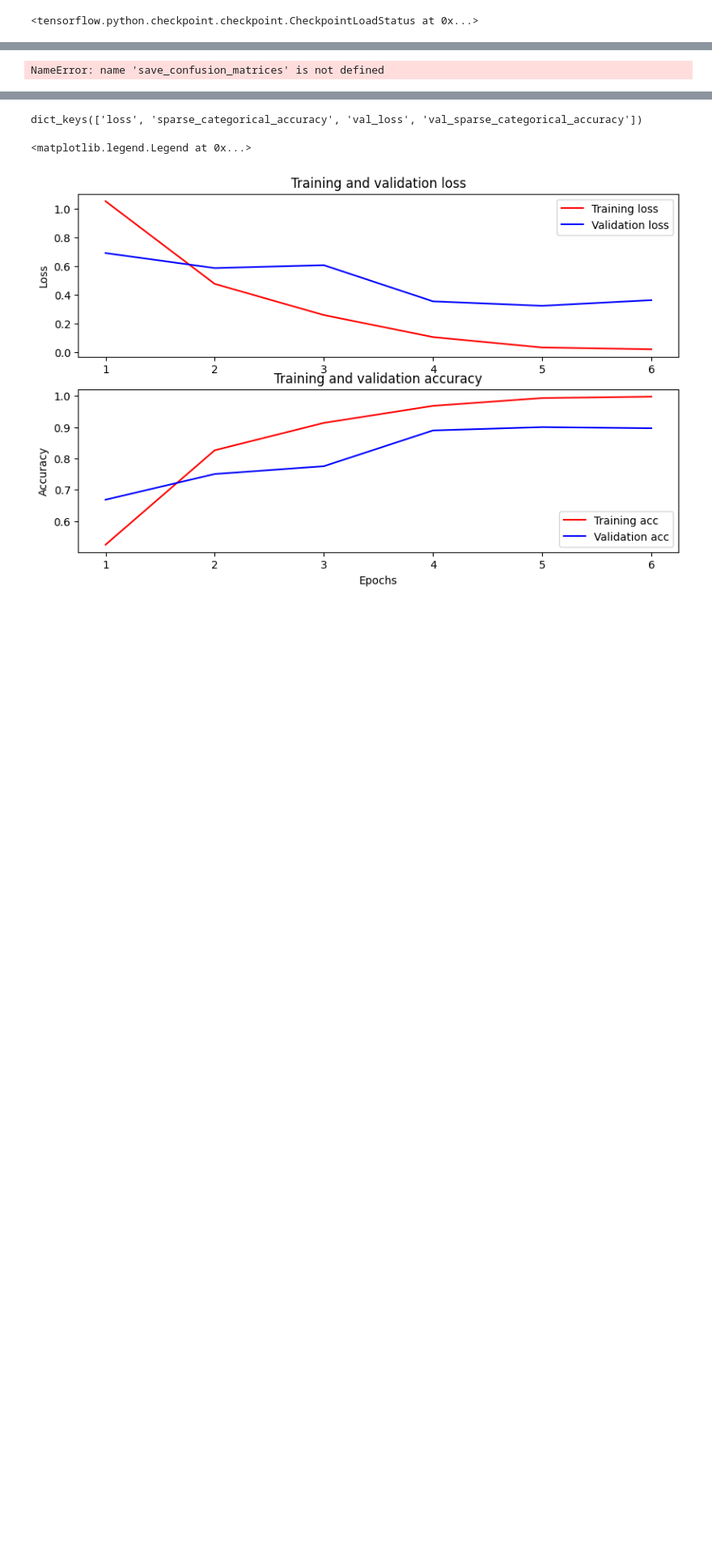
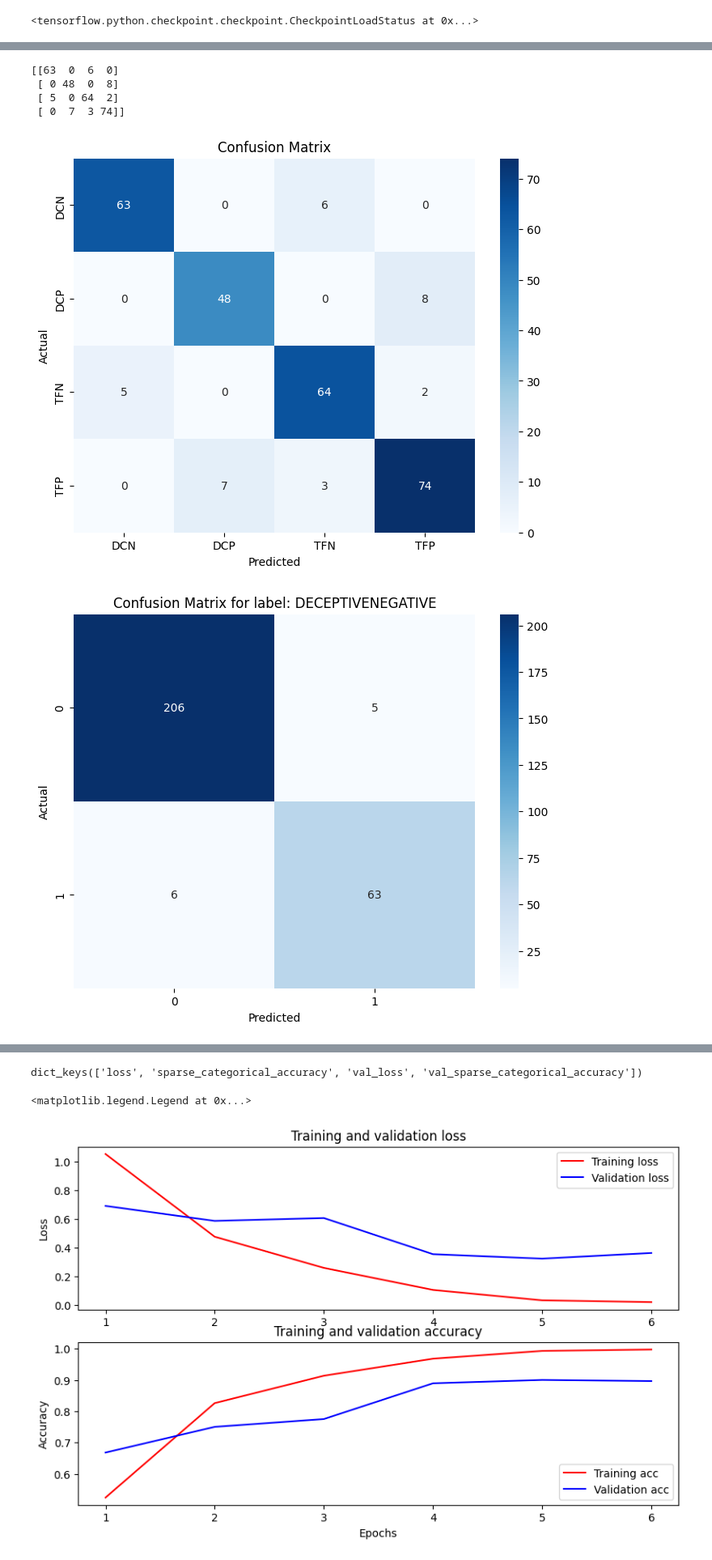
Before and after one commit to tiagoengenheiro/lnproject2, a Jupyter notebook: DistilBert_updated.ipynb, the cells around one changed output, grey strips where cells are left out. Shown: that part at 81% size. Saved outputs shown, nothing was run; the diff lists cells and outputs as text; code cells hidden in the pictures; blank space fills up the shorter version.

Commit message:
runned validation and test rev on modelseed 900

```diff
--- a/DistilBert_updated.ipynb
+++ b/DistilBert_updated.ipynb
@@ -182,7 +182,7 @@ Some weights of the PyTorch model were not used when initializing the TF 2.0 mod
 Some weights or buffers of the TF 2.0 model TFDistilBertForSequenceClassification were not initialized from the PyTorch model and are newly initialized: ['pre_classifier.weight', 'pre_classifier.bias' ...
 You should probably TRAIN this model on a down-stream task to be able to use it for predictions and inference.
 # %%
-saved_model.load_weights("saved_models/model_1_0.9/cp.ckpt")
+saved_model.load_weights("saved_models/seed_900_089/model_seed_900_epcs_6_bs_8_lr_3e-05_opt_customized")
 # %% [output]
 <tensorflow.python.checkpoint.checkpoint.CheckpointLoadStatus at 0x...>
 # %%
@@ -191,0 +192,4 @@ preds=get_predictions(saved_model,tf_validation_dataset)
+# %%
+#preds_labels=reverse_mapping(preds)
+y_true=reverse_mapping(tokenized_datasets["test"]["labels"])
+preds_labels=reverse_mapping(preds)
@@ -196,8 +204,18 @@ df=pd.DataFrame({"Predicted":preds,"True":tokenized_datasets["test"]["labels"],"
 df.to_csv("outputs/predictions_dense.tsv",sep="\t",index=False)
+# %%
+y_true,preds_labels,X_test=np.array(y_true),np.array(preds_labels),np.array(X_test)
+error_index=y_true!=preds_labels
+df_test=pd.DataFrame({"Predicted":np.array(preds_labels)[error_index],"True":np.array(y_true)[error_index],"Reviews":X_test[error_index]})
+df_test.to_csv("outputs/errors_dense.tsv",sep="\t",index=False)
 # %%
 # accuracy_score(tokenized_datasets["test"]["labels"],preds)
-y_true=reverse_mapping(tokenized_datasets["test"]["labels"])
+
 # preds=reverse_mapping(preds)
-save_confusion_matrices(y_true,preds,model_name='dense')
+save_confusion_matrices(y_true,preds_labels,model_name='dense')
 # %% [output]
-NameError: name 'save_confusion_matrices' is not defined
+[[63  0  6  0]
+ [ 0 48  0  8]
+ [ 5  0 64  2]
+ [ 0  7  3 74]]
+[figure, added]
+[figure, added]
```
Also changed, not shown: parts of 8 cells of this notebook, 19 other files.
